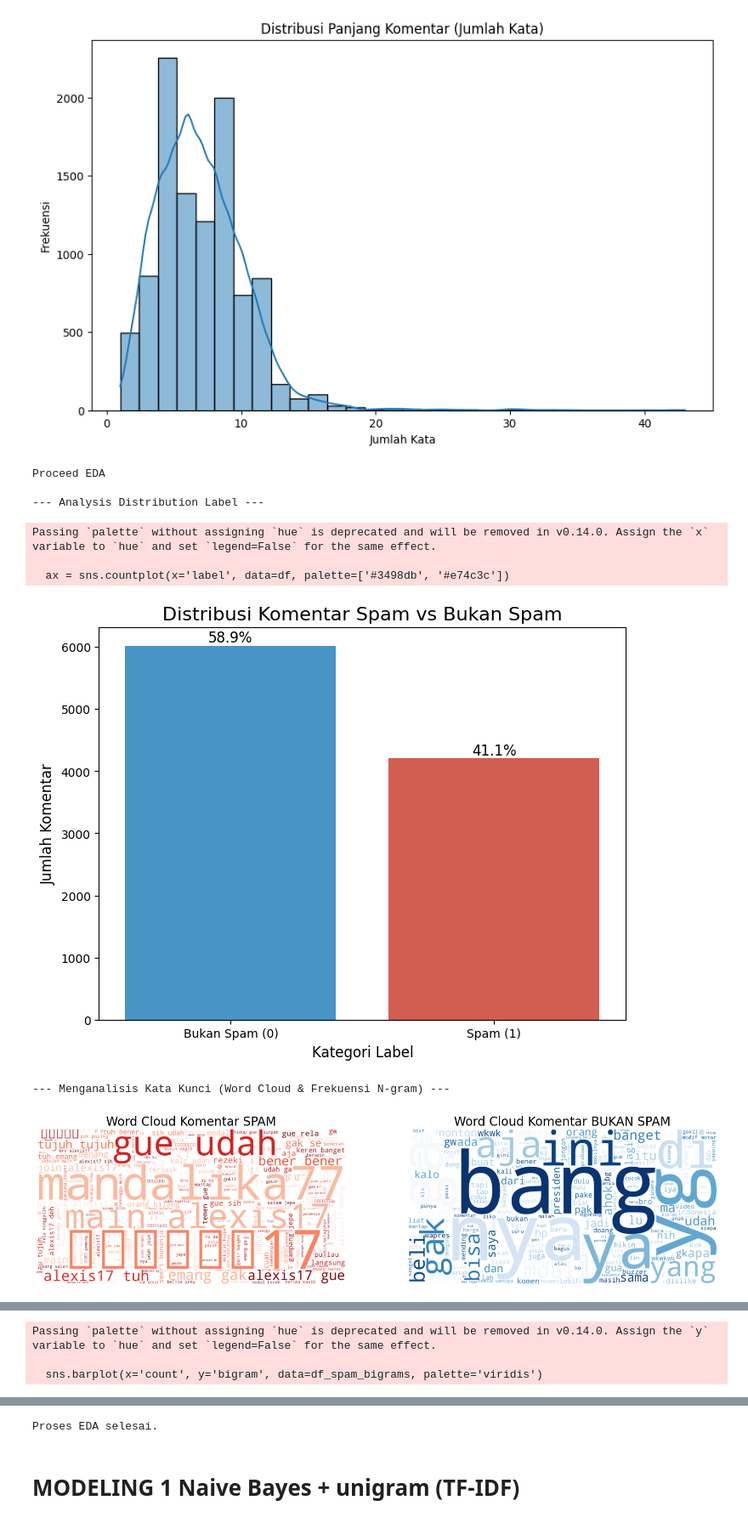
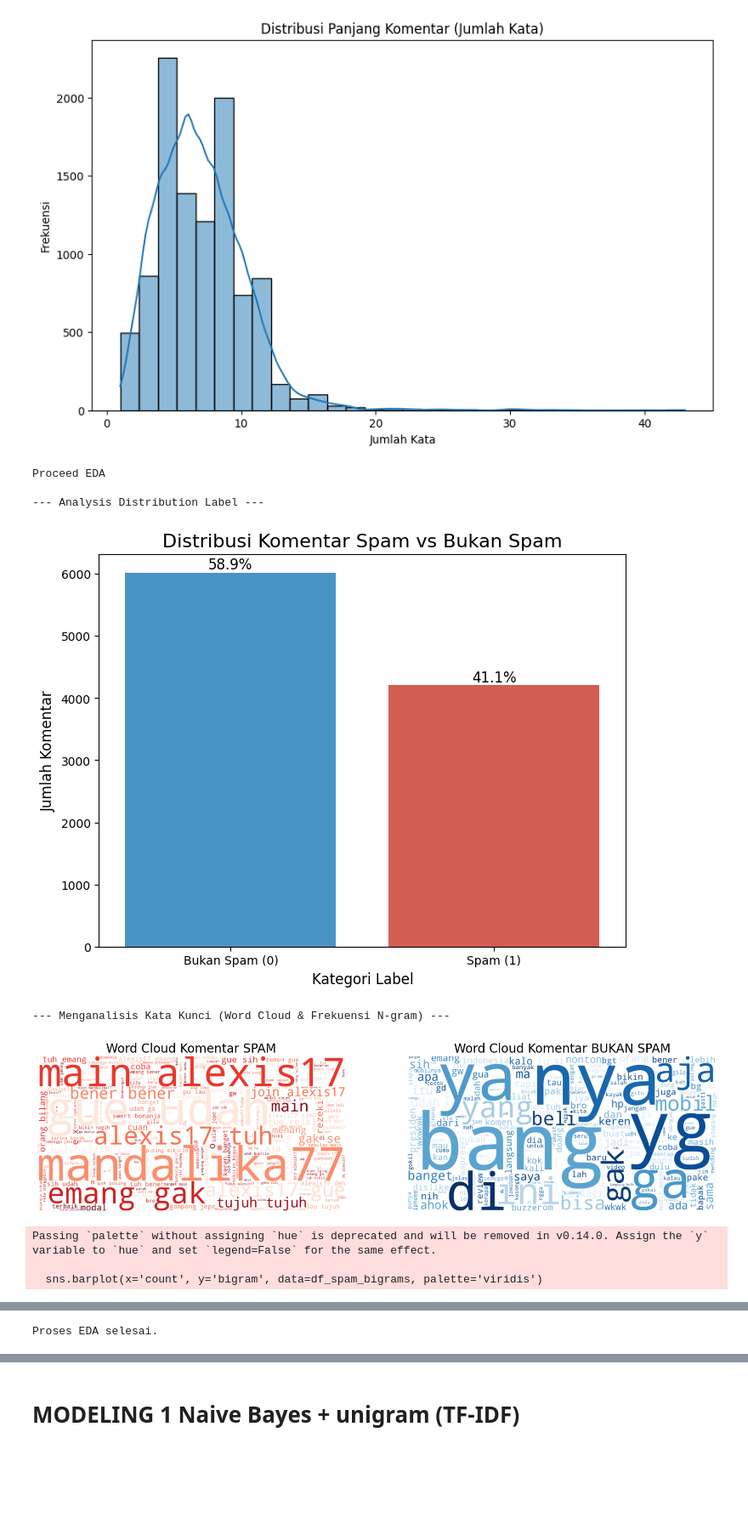
Before and after one commit to ArdhikaRizki/FinalProjectDataScience, a Jupyter notebook: DataScienceBigProject.ipynb, the cells around one changed output, grey strips where cells are left out. Shown at 85% size. Cells and saved outputs as stored; diff of their text form; code cells hidden in the pictures; blank space fills up the shorter version.

```diff
--- a/DataScienceBigProject.ipynb
+++ b/DataScienceBigProject.ipynb
@@ -65,3 +76,37 @@ dtype: int64
 
 
 Amount Rows has duplicates: 0 Rows
+# %%
+import unicodedata
+import re
+import pandas as pd
+
+def smart_cleaning(text):
+    text = str(text)
+    # Normalisasi Unicode (Ubah font aneh jadi huruf standar)
+    text = unicodedata.normalize('NFKD', text)
+    # Hapus sisa karakter non-ASCII
+    text = text.encode('ascii', 'ignore').decode('ascii')
+    # Lowercase
+    text = text.lower()
+    # Hapus URL
+    text = re.sub(r'http\S+|www\S+|https\S+', '', text, flags=re.MULTILINE)
+    # Hapus Mention & Hashtag
+    text = re.sub(r'@\w+|#\w+', '', text)
+    # Hapus Tanda Baca (Tapi pertahankan angka & huruf)
+    text = re.sub(r'[^a-zA-Z0-9\s]', '', text)
+    # Hapus Spasi Berlebih
+    text = re.sub(r'\s+', ' ', text).strip()
+    return text
+
+df['komentar_smart_clean'] = df['komentar'].apply(smart_cleaning)
+
+keywords_judol = ['manut', '88', 'gacor', 'slot', 'link', 'situs', 'depo', 'maxwin', 'jp']
+
+is_judol = df['komentar'].str.lower().apply(lambda x: any(k in x for k in keywords_judol))
+
+df_compare = df[is_judol][['komentar', 'komentar_clean', 'komentar_smart_clean']].head(30)
+
+print(f"\nMenampilkan {len(df_compare)} data sampel Judol:")
+pd.set_option('display.max_colwidth', None)
+display(df_compare)
@@ -83,7 +147,7 @@ plt.show()
 print("Proceed EDA")
 print("\n--- Analysis Distribution Label ---")
 plt.figure(figsize=(8, 6))
-ax = sns.countplot(x='label', data=df, palette=['#3498db', '#e74c3c'])
+ax = sns.countplot(x='label', data=df, hue='label', palette=['#3498db', '#e74c3c'], legend=False)
 
 plt.title('Distribusi Komentar Spam vs Bukan Spam', fontsize=16)
 plt.xlabel('Kategori Label', fontsize=12)
@@ -126,36 +190,36 @@ if spam_text and non_spam_text:
     plt.show()
 else:
     print("Tidak cukup data untuk membuat Word Cloud.")
 
 def get_top_ngrams(corpus, n=None, gram=2):
     """Fungsi untuk mendapatkan n-gram paling umum dari sebuah teks."""
     words = [word for word in re.split(r'\s+', corpus) if len(word) > 2 and not word.isdigit()]
     ngrams = zip(*[words[i:] for i in range(gram)])
     ngram_counts = Counter([" ".join(ngram) for ngram in ngrams])
     return ngram_counts.most_common(n)
 
 top_spam_bigrams = get_top_ngrams(spam_text, n=15, gram=2)
 
 if top_spam_bigrams:
     df_spam_bigrams = pd.DataFrame(top_spam_bigrams, columns=['bigram', 'count'])
 
     plt.figure(figsize=(12, 8))
     sns.barplot(x='count', y='bigram', data=df_spam_bigrams, palette='viridis')
     plt.title('Top 15 Frasa (Bigram) dalam Komentar Spam', fontsize=16)
     plt.xlabel('Frekuensi', fontsize=12)
     plt.ylabel('Frasa (Bigram)', fontsize=12)
     plt.show()
 else:
     print("Tidak cukup data untuk analisis N-gram pada komentar spam.")
 
 print("\nProses EDA selesai.")
 # %% [output]
 Proceed EDA
 
 --- Analysis Distribution Label ---
+[figure]
-Passing `palette` without assigning `hue` is deprecated and will be removed in v0.14.0. Assign the `x` variable to `hue` and set `legend=False` for the same effect.
-
-  ax = sns.countplot(x='label', data=df, palette=['#3498db', '#e74c3c'])
+--- Menganalisis Kata Kunci (Word Cloud & Frekuensi N-gram) ---
-[figure]
+[figure, new version]
---- Menganalisis Kata Kunci (Word Cloud & Frekuensi N-gram) ---
+Passing `palette` without assigning `hue` is deprecated and will be removed in v0.14.0. Assign the `y` variable to `hue` and set `legend=False` for the same effect.
+
+  sns.barplot(x='count', y='bigram', data=df_spam_bigrams, palette='viridis')
-[figure, old version]
@@ -162,3 +227 @@ Passing `palette` without assigning `hue` is deprecated and will be removed in v
-Passing `palette` without assigning `hue` is deprecated and will be removed in v0.14.0. Assign the `y` variable to `hue` and set `legend=False` for the same effect.
-
-  sns.barplot(x='count', y='bigram', data=df_spam_bigrams, palette='viridis')
+Proses EDA selesai.
@@ -166,4 +228,3 @@ Passing `palette` without assigning `hue` is deprecated and will be removed in v
-Proses EDA selesai.
 # %% [markdown]
 # MODELING 1 Naive Bayes + unigram (TF-IDF)
 # %%
```
Also changed, not shown: parts of 8 cells of this notebook.
